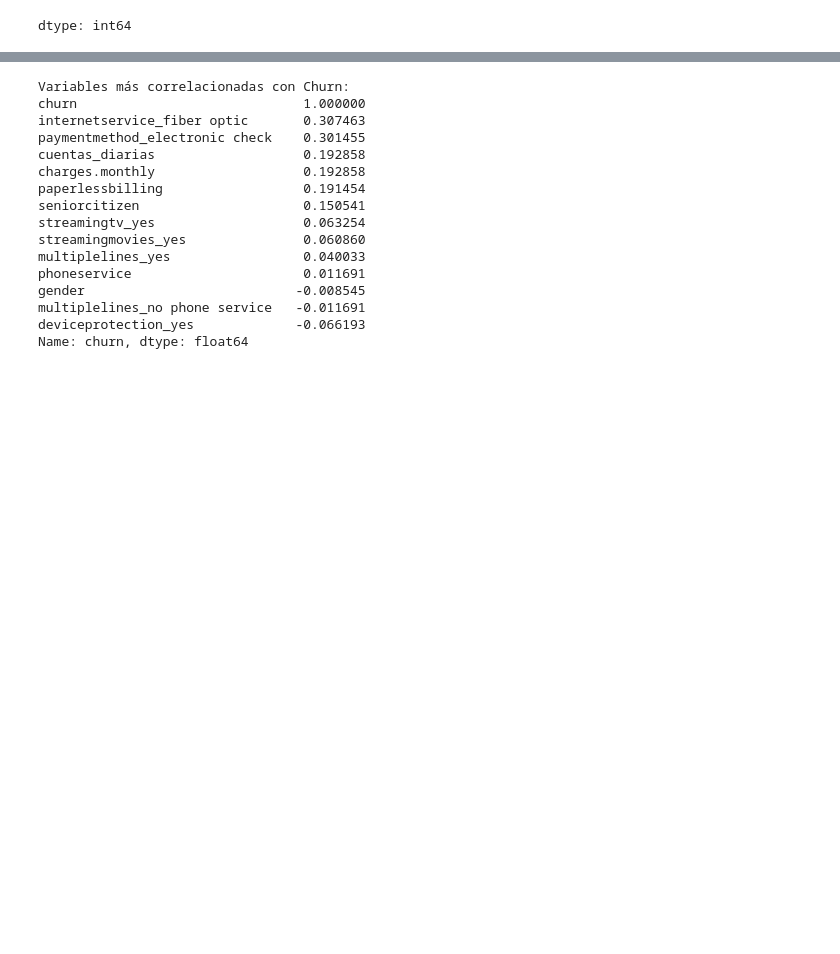
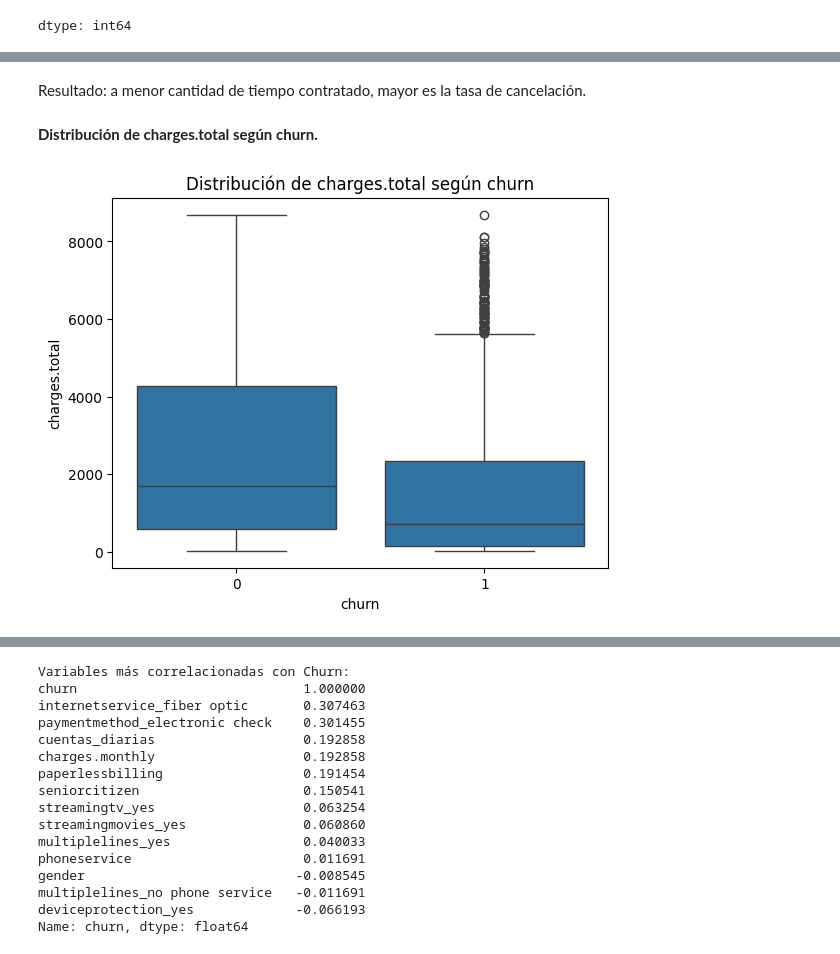
Before and after one commit to Calex192/Desafio-Telecom-X-parte-2.-Alura-Latam., a Jupyter notebook: Telecom_part2ipynb.ipynb, the cells around one changed output, grey strips where cells are left out. Drawn from its saved outputs; the diff is of its cells as text; code cells hidden in the pictures; blank space fills up the shorter version.

```diff
--- a/Telecom_part2ipynb.ipynb
+++ b/Telecom_part2ipynb.ipynb
@@ -70,0 +89,12 @@ dtype: int64
+# %% [markdown]
+Resultado: a menor cantidad de tiempo contratado, mayor es la tasa de cancelación.
+# %% [markdown]
+**Distribución de charges.total según churn.**
+# %%
+sns.boxplot(x='churn', y='charges.total', data=df)
+plt.title('Distribución de charges.total según churn')
+plt.xlabel('churn')
+plt.ylabel('charges.total')
+plt.show()
+# %% [output]
+[figure, added]
```
Also changed, not shown: parts of 47 cells of this notebook.
